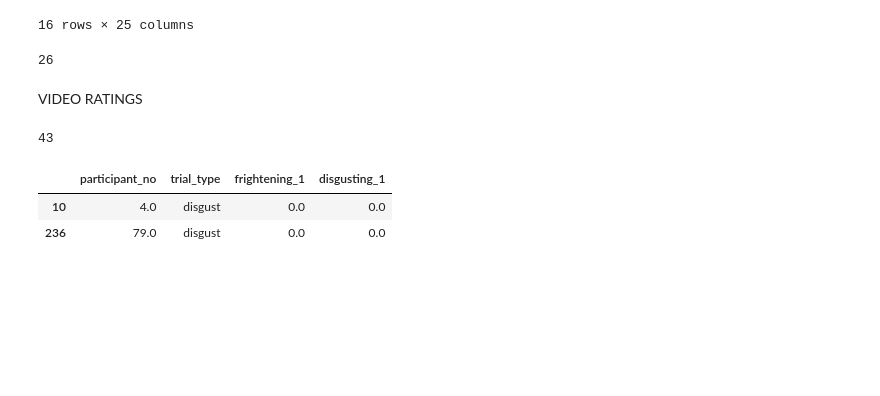
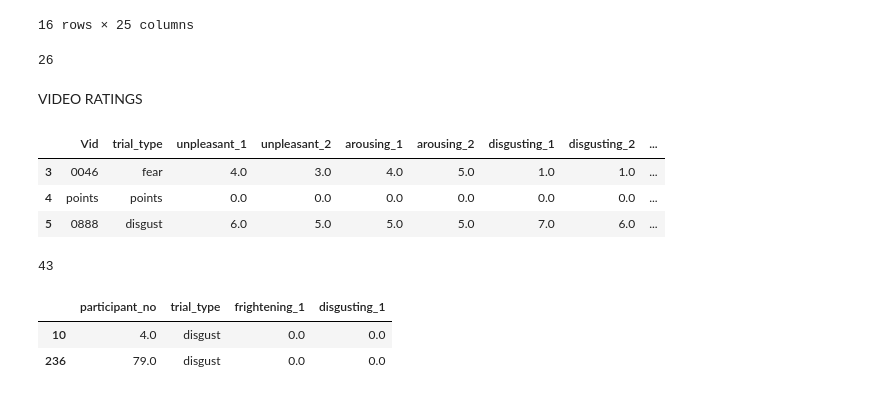
Before and after one commit to emilybagley/disgust_reversal_learning-stage2, a Jupyter notebook: 0_data_cleaning.ipynb, the cells around one changed output. Saved outputs shown, nothing was run; the diff lists cells and outputs as text; code cells hidden in the pictures; blank space fills up the shorter version.

```diff
--- a/0_data_cleaning.ipynb
+++ b/0_data_cleaning.ipynb
@@ -187,7 +187,14 @@ for i in set(df.participant_no):
     points_rating_df=pd.concat([points_rating_df, points_rating_temp])
 
 chosen_stim_df=pd.concat([chosen_stim_df, points_rating_df])
-chosen_stim_df=chosen_stim_df.fillna(0).sort_values(by='participant_no').reset_index().drop('index',axis=1)#
+chosen_stim_df=chosen_stim_df.sort_values(by='participant_no').reset_index().drop('index',axis=1)#
+# %%
+chosen_stim_df[chosen_stim_df.participant_no==2]
+# %% [output]
+|  | Vid | trial_type | unpleasant_1 | unpleasant_2 | arousing_1 | arousing_2 | disgusting_1 | disgusting_2 | ... |
+| 3 | 0046 | fear | 4.0 | 3.0 | 4.0 | 5.0 | 1.0 | 1.0 | ... |
+| 4 | points | points | 0.0 | 0.0 | 0.0 | 0.0 | 0.0 | 0.0 | ... |
+| 5 | 0888 | disgust | 6.0 | 5.0 | 5.0 | 5.0 | 7.0 | 6.0 | ... |
 # %%
 ##exclude any with 0 for a rating of interest
 excluded_disgust=[]
```
